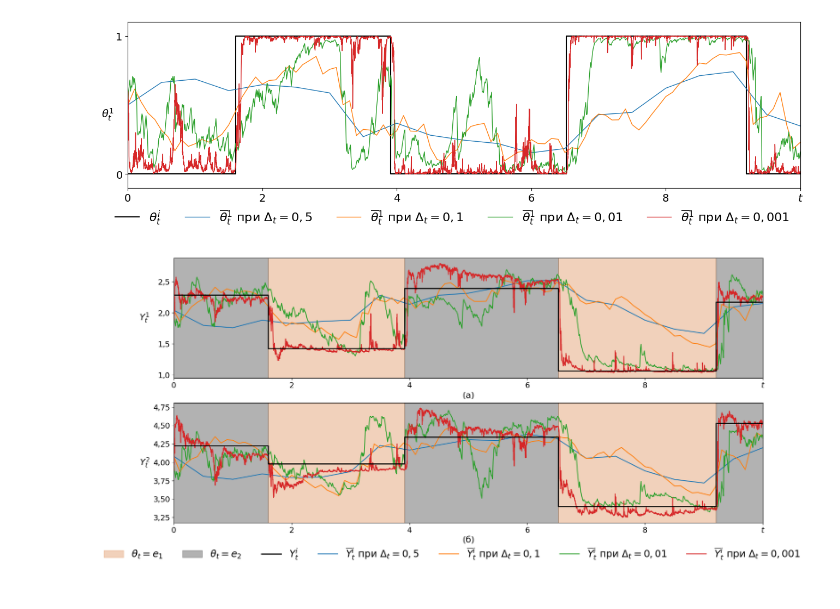
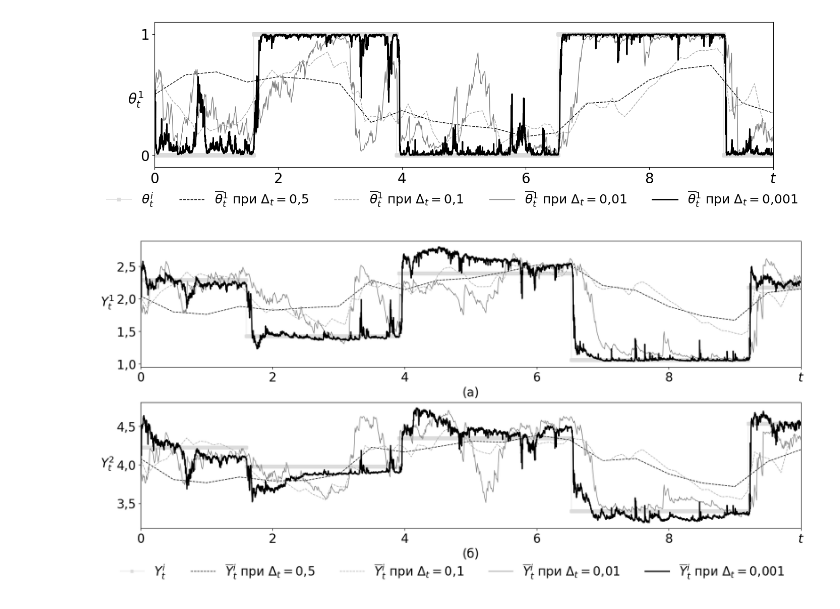
Before and after one commit to yuriykurinov/discretized_filter, a Jupyter notebook: arc_example4.3.ipynb, the cells around one changed output. Cells and saved outputs as stored; diff of their text form; code cells hidden in the pictures.

```diff
--- a/arc_example4.3.ipynb
+++ b/arc_example4.3.ipynb
@@ -81,13 +86,34 @@ t_nets = [
     for step in [0.5, 0.1, 0.01, 0.001,]
 ]
 # 0.01
+# %%
+options = [
+    {
+        'color': 'k',
+        'lw': 1,
+        'ls': '--',
+    },
+    {
+        'color': 'darkgray',
+        'lw': 1,
+        'ls': '--',
+    },
+    {
+        'color': 'gray',
+        'lw': 1
+    },
+    {
+        'color': 'k',
+        'lw': 2
+    },
+]
 # %%
 #theta_est3[:1001],
 
-fig, ax = plot_theta(theta1, t1, [theta_est1, theta_est2, theta_est3, theta_est4], t_nets)
-
+fig, ax = plot_theta(theta1, t1, [theta_est1, theta_est2, theta_est3, theta_est4], t_nets, options, t_nets[-1])
+fig.savefig('theta_4.3.1.png', dpi=200, bbox_inches='tight')
 plt.show()
 # %% [output]
-[figure, old version]
+[figure, new version]
 # %%
 def plot_y(
@@ -171,8 +207,9 @@ def plot_y(
 
     return fig, ax
 # %%
-fig, axs = plot_y(theta1, y1, t1, [y_est1, y_est2, y_est3,  y_est4], t_nets)
-
+fig, axs = plot_y(theta1, y1, t1, [y_est1, y_est2, y_est3,  y_est4], t_nets, options, t_nets[-1])
+fig.savefig('y_4.3.1.png', dpi=200, bbox_inches='tight')
+plt.show()
 # y_est3[:1001],
 # %% [output]
-[figure, old version]
+[figure, new version]
```
Also changed, not shown: parts of 2 cells of this notebook, 5 other files.
